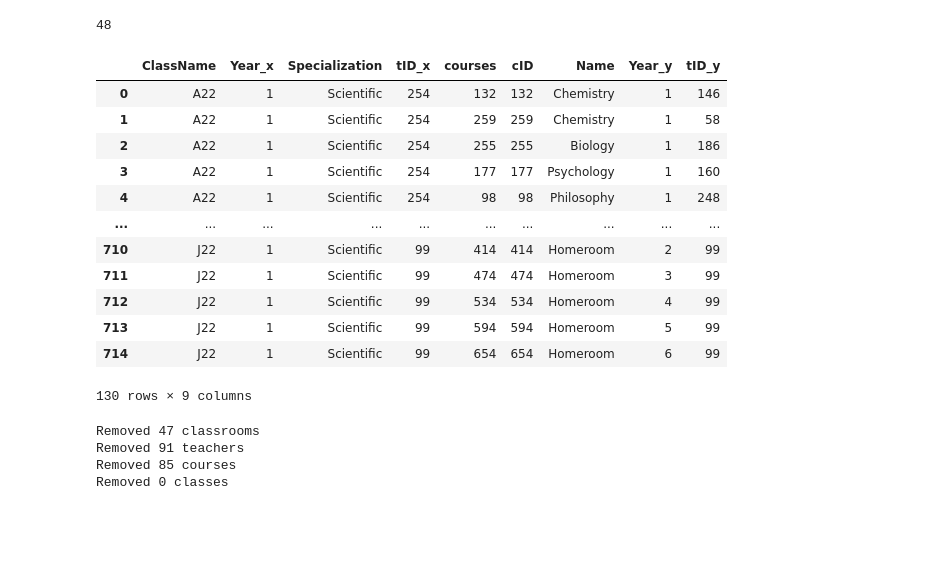
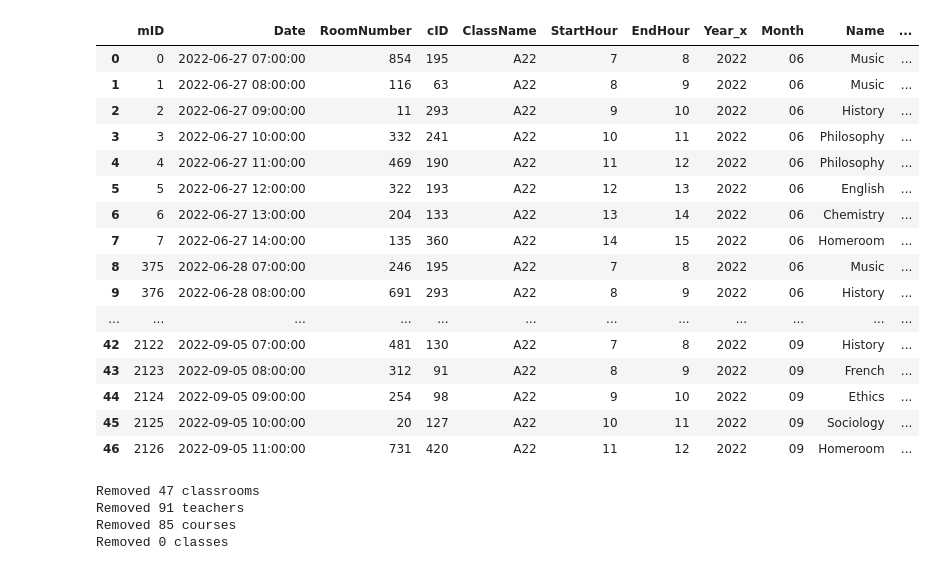
Before and after one commit to microslaw/schoolDataGeneration, a Jupyter notebook: main.ipynb, the cells around one changed output. Drawn from its saved outputs; the diff is of its cells as text; code cells hidden in the pictures; blank space fills up the shorter version.

Commit message:
added year-dependent meetings

```diff
--- a/main.ipynb
+++ b/main.ipynb
@@ -26,9 +22,9 @@ df_classrooms = classroom.generate(357, 999)
 df_teachers = teachers.generate(300)
 df_courses = course.generate(300, df_teachers)
 df_classes, df_courses = aClass.generate(10, df_teachers, df_courses)
-# df_students = students.generate(800, df_classes)
-# # if too many meetings have to be scheduled, may enter infinite loop; if it happens restart the kernel and run the code again
-# df_meetings = meeting.generate(0, df_courses, df_classrooms, df_classes, "2022-05-25", "2022-06-03")
-# df_exams = exams.generate(0, df_meetings, df_students)
-# df_surveys = surveys.generate(0, df_meetings, df_students, df_courses)
-# df_attendance = attendance.generate(0, df_meetings, df_students, df_teachers, df_courses)
+df_students = students.generate(800, df_classes)
+# if too many meetings have to be scheduled, may enter infinite loop; if it happens restart the kernel and run the code again
+df_meetings = meeting.generate(0, df_courses, df_classrooms, df_classes, "2022-06-27", "2022-09-5")
+df_exams = exams.generate(0, df_meetings, df_students)
+df_surveys = surveys.generate(0, df_meetings, df_students, df_courses)
+df_attendance = attendance.generate(0, df_meetings, df_students, df_teachers, df_courses)
@@ -35,26 +51,23 @@ df_classes, df_courses = aClass.generate(10, df_teachers, df_courses)
-# %%
-len(df_classes["courses"].iloc[0])
-# %% [output]
-48
-# %%
-myDf = df_classes.explode("courses")
-myDf = myDf.merge(df_courses, left_on="courses", right_on="cID")
-myDf = myDf[myDf["Specialization"] == "Scientific"]
-myDf
-# %% [output]
-|  | ClassName | Year_x | Specialization | tID_x | courses | cID | Name | Year_y | tID_y |
-| 0 | A22 | 1 | Scientific | 254 | 132 | 132 | Chemistry | 1 | 146 |
-| 1 | A22 | 1 | Scientific | 254 | 259 | 259 | Chemistry | 1 | 58 |
-| 2 | A22 | 1 | Scientific | 254 | 255 | 255 | Biology | 1 | 186 |
-| 3 | A22 | 1 | Scientific | 254 | 177 | 177 | Psychology | 1 | 160 |
-| 4 | A22 | 1 | Scientific | 254 | 98 | 98 | Philosophy | 1 | 248 |
-| ... | ... | ... | ... | ... | ... | ... | ... | ... | ... |
-| 710 | J22 | 1 | Scientific | 99 | 414 | 414 | Homeroom | 2 | 99 |
-| 711 | J22 | 1 | Scientific | 99 | 474 | 474 | Homeroom | 3 | 99 |
-| 712 | J22 | 1 | Scientific | 99 | 534 | 534 | Homeroom | 4 | 99 |
-| 713 | J22 | 1 | Scientific | 99 | 594 | 594 | Homeroom | 5 | 99 |
-| 714 | J22 | 1 | Scientific | 99 | 654 | 654 | Homeroom | 6 | 99 |
-130 rows × 9 columns
+# %%
+df_meetings[df_meetings["ClassName"] == "A22"].merge(df_courses, left_on="cID", right_on="cID")
+# %% [output]
+|  | mID | Date | RoomNumber | cID | ClassName | StartHour | EndHour | Year_x | Month | Name | ... |
+| 0 | 0 | 2022-06-27 07:00:00 | 854 | 195 | A22 | 7 | 8 | 2022 | 06 | Music | ... |
+| 1 | 1 | 2022-06-27 08:00:00 | 116 | 63 | A22 | 8 | 9 | 2022 | 06 | Music | ... |
+| 2 | 2 | 2022-06-27 09:00:00 | 11 | 293 | A22 | 9 | 10 | 2022 | 06 | History | ... |
+| 3 | 3 | 2022-06-27 10:00:00 | 332 | 241 | A22 | 10 | 11 | 2022 | 06 | Philosophy | ... |
+| 4 | 4 | 2022-06-27 11:00:00 | 469 | 190 | A22 | 11 | 12 | 2022 | 06 | Philosophy | ... |
+| 5 | 5 | 2022-06-27 12:00:00 | 322 | 193 | A22 | 12 | 13 | 2022 | 06 | English | ... |
+| 6 | 6 | 2022-06-27 13:00:00 | 204 | 133 | A22 | 13 | 14 | 2022 | 06 | Chemistry | ... |
+| 7 | 7 | 2022-06-27 14:00:00 | 135 | 360 | A22 | 14 | 15 | 2022 | 06 | Homeroom | ... |
+| 8 | 375 | 2022-06-28 07:00:00 | 246 | 195 | A22 | 7 | 8 | 2022 | 06 | Music | ... |
+| 9 | 376 | 2022-06-28 08:00:00 | 691 | 293 | A22 | 8 | 9 | 2022 | 06 | History | ... |
+| ... | ... | ... | ... | ... | ... | ... | ... | ... | ... | ... | ... |
+| 42 | 2122 | 2022-09-05 07:00:00 | 481 | 130 | A22 | 7 | 8 | 2022 | 09 | History | ... |
+| 43 | 2123 | 2022-09-05 08:00:00 | 312 | 91 | A22 | 8 | 9 | 2022 | 09 | French | ... |
+| 44 | 2124 | 2022-09-05 09:00:00 | 254 | 98 | A22 | 9 | 10 | 2022 | 09 | Ethics | ... |
+| 45 | 2125 | 2022-09-05 10:00:00 | 20 | 127 | A22 | 10 | 11 | 2022 | 09 | Sociology | ... |
+| 46 | 2126 | 2022-09-05 11:00:00 | 731 | 420 | A22 | 11 | 12 | 2022 | 09 | Homeroom | ... |
 # %%
 #This cell loads data from csv files
 
```
Also changed, not shown: parts of 7 cells of this notebook, 1 other file.
